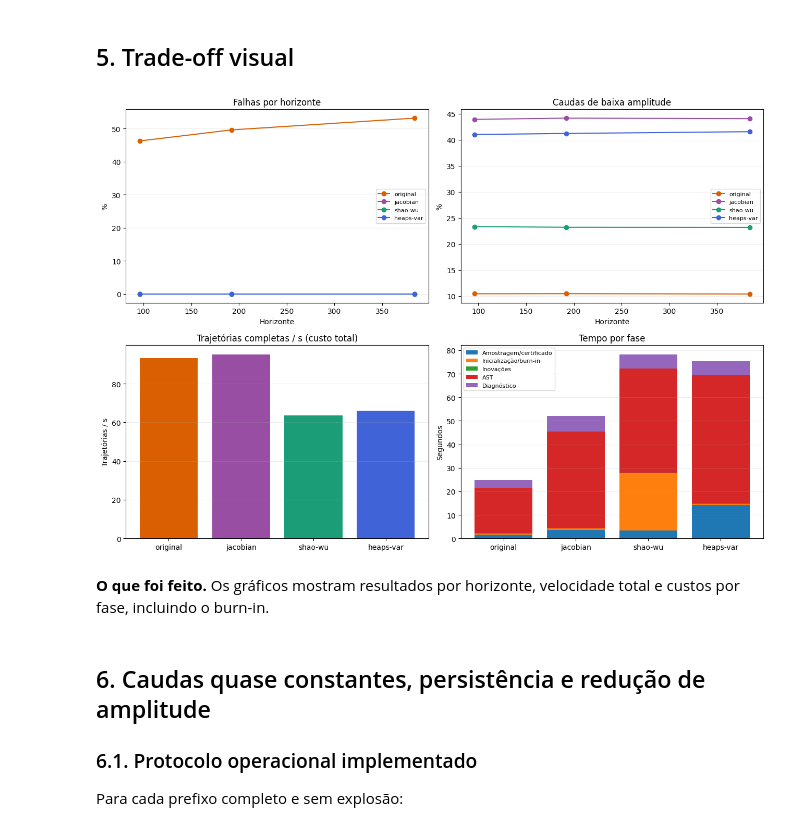
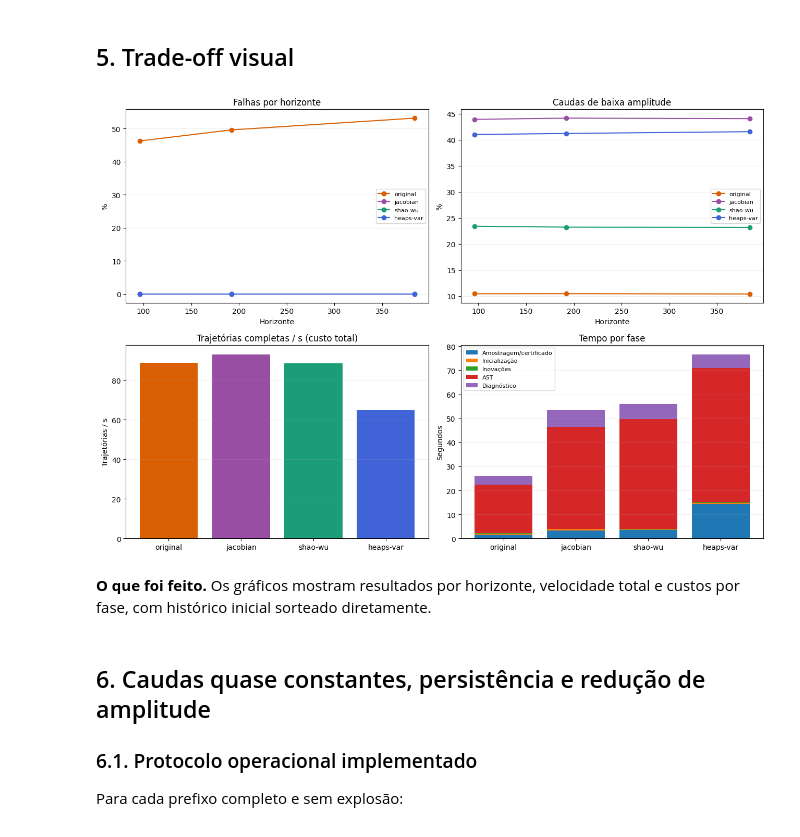
Before and after one commit to MateusWiteck/tsfmxai, a Jupyter notebook: experiments/abstract_syntax_tree/6_stability_methods_tradeoff.ipynb, the cells around one changed output. Saved outputs shown, nothing was run; the diff lists cells and outputs as text; code cells hidden in the pictures.

Commit message:
Remove Shao-Wu burn-in and refresh dynamic studio and evidence

```diff
--- a/experiments/abstract_syntax_tree/6_stability_methods_tradeoff.ipynb
+++ b/experiments/abstract_syntax_tree/6_stability_methods_tradeoff.ipynb
@@ -69,7 +69,7 @@ BASE_CONFIG = RandomTreeConfig(
     require_lag=True, require_time=False, coefficient_gate_lags=False,
 )
 SHAO_CONFIG = ShaoWuConfig(tree_config=BASE_CONFIG, innovation_std=INNOVATION_STD,
-                           target_gain=.8, burn_in_tolerance=1e-4)
+                           target_gain=.8)
 HEAPS_CONFIG = HeapsVARConfig(num_series=1, minimum_order=1, maximum_order=12,
                              unconstrained_std=.45, innovation_std=INNOVATION_STD)
 
@@ -91,13 +91,11 @@ configuration = {
     "heaps-var": asdict(HEAPS_CONFIG), "blas_threads": 1, "trajectories_per_mechanism": 1,
     "future_noise": "same Gaussian draws per index for original/Shao-Wu/Heaps; uniform for Jacobian",
     "initialization": {"original": "uniform", "jacobian": "uniform inside D",
-                       "shao-wu": "burn-in with L2 error <= 1e-4", "heaps-var": "joint invariant Gaussian"},
+                       "shao-wu": "direct uniform [-1,1]; possible initial transient", "heaps-var": "joint invariant Gaussian"},
 }
 configuration["tail_diagnostics"] = asdict(TAIL_CONFIG)
 configuration["tail_sensitivity_tolerances"] = TAIL_TOLERANCES
 configuration["tail_criterion"] = "signed per-channel windows; all attempts in primary denominators"
-previous_execution = json.loads((PROJECT_ROOT / NOTEBOOK_PATH).read_text(encoding="utf-8"))[
-    "metadata"]["tsfmxai_previous_execution"]
 pd.set_option("display.max_columns", None)
 print(json.dumps(configuration, indent=2))
 # %% [output]
@@ -227,11 +225,6 @@ sensitivity_summary = sensitivity_outcomes.groupby(
 for label in TAIL_LABELS:
     sensitivity_summary[label + "_rate"] = sensitivity_summary[label] / sensitivity_summary.N
 
-# A nova medição deve preservar os resultados anteriores de explosão/baixa amplitude.
-old_summary = pd.DataFrame(previous_execution["metrics"]["stability"])
-stable_columns = ["N", "explosions", "near_zero", "nonfinite", "finite_threshold_crossings"]
-old_counts = old_summary.set_index(["method", "horizon"])[stable_columns].sort_index()
-new_counts = summary.set_index(["method", "horizon"])[stable_columns].sort_index()
-pd.testing.assert_frame_equal(new_counts, old_counts, check_dtype=False)
-print("Explosões, baixa amplitude e denominadores reproduzem exatamente a execução anterior.")
+assert all(summary.N.eq(SAMPLE_COUNT))
+print("Todos os denominadores incluem 5.000 mecanismos por método e horizonte.")
 # %% [output]
@@ -278,7 +271,7 @@ for method in METHOD_ORDER:
         row[f"h{h} low-amplitude"] = f"{int(r.near_zero)} ({r.near_zero_rate:.2%})"
         row[f"h{h} other"] = int(r.neither)
     for key in ["sampling_and_certificate_seconds", "mechanisms_per_second", "initialization_seconds",
-                "burn_in_steps", "ast_execution_seconds", "total_seconds",
+                "ast_execution_seconds", "total_seconds",
                 "attempted_trajectories_per_second", "successful_full_trajectories_per_second",
                 "ast_values_per_second", "end_to_end_values_per_second", "full_horizon_success_rate"]:
         row[key] = p[key]
@@ -319,33 +312,33 @@ display(publication_table)
 # %%
 colors = {"original": "#d95f02", "jacobian": "#984ea3", "shao-wu": "#1b9e77", "heaps-var": "#4063d8"}
 fig, axes = plt.subplots(2, 2, figsize=(13, 9))
 for method in METHOD_ORDER:
     s = summary[summary.method.eq(method)]
     axes[0, 0].plot(s.horizon, 100*s.explosion_rate, marker="o", label=method, color=colors[method])
     axes[0, 1].plot(s.horizon, 100*s.near_zero_rate, marker="o", label=method, color=colors[method])
 axes[0, 0].set(title="Falhas por horizonte", xlabel="Horizonte", ylabel="%")
 axes[0, 1].set(title="Caudas de baixa amplitude", xlabel="Horizonte", ylabel="%")
 p = performance.set_index("method").loc[METHOD_ORDER]
 axes[1, 0].bar(METHOD_ORDER, p.successful_full_trajectories_per_second, color=list(colors.values()))
 axes[1, 0].set(title="Trajetórias completas / s (custo total)", ylabel="Trajetórias / s")
 bottom = np.zeros(len(METHOD_ORDER))
 for key, label in [("sampling_and_certificate_seconds", "Amostragem/certificado"),
-                   ("initialization_seconds", "Inicialização/burn-in"),
+                   ("initialization_seconds", "Inicialização"),
                    ("innovation_seconds", "Inovações"), ("ast_execution_seconds", "AST"),
                    ("diagnostic_seconds", "Diagnóstico")]:
     axes[1, 1].bar(METHOD_ORDER, p[key], bottom=bottom, label=label)
     bottom += p[key].to_numpy()
 axes[1, 1].set(title="Tempo por fase", ylabel="Segundos")
 for axis in axes.flat:
     axis.grid(alpha=.2, axis="y")
 for axis in (axes[0, 0], axes[0, 1], axes[1, 1]):
     axis.legend(fontsize=8)
 fig.tight_layout()
 plt.show()
 # %% [output]
-[figure, old version]
+[figure, new version]
 # %% [markdown]
-**O que foi feito.** Os gráficos mostram resultados por horizonte, velocidade total e custos por fase, incluindo o burn-in.
+**O que foi feito.** Os gráficos mostram resultados por horizonte, velocidade total e custos por fase, com histórico inicial sorteado diretamente.
 # %% [markdown]
 ## 6. Caudas quase constantes, persistência e redução de amplitude
 
```
Also changed, not shown: parts of 11 cells of this notebook, 18 other files.
